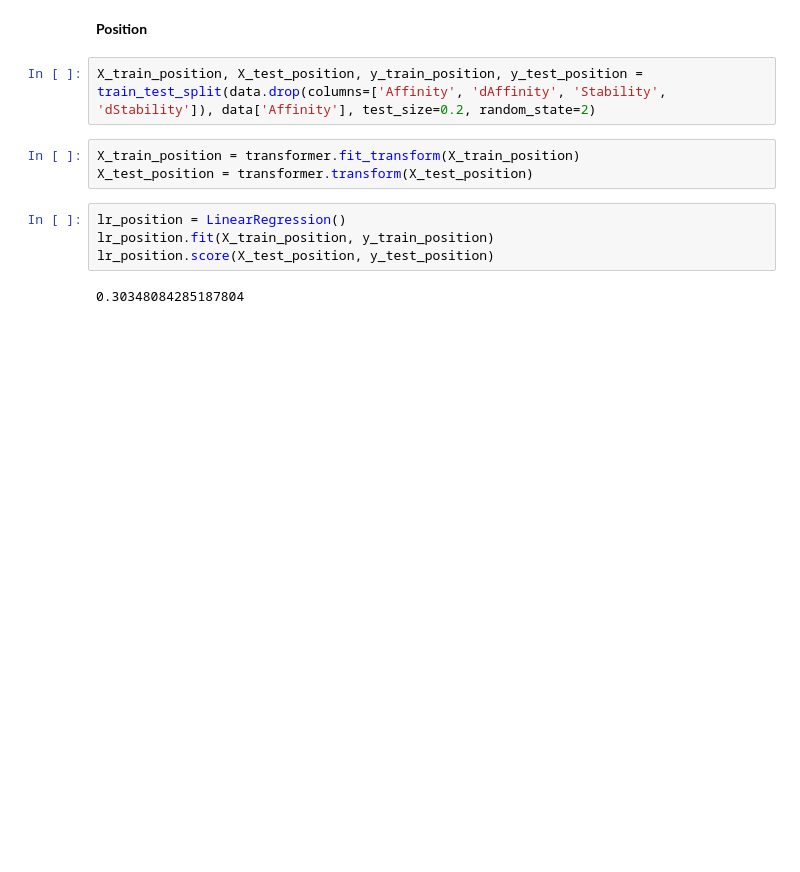
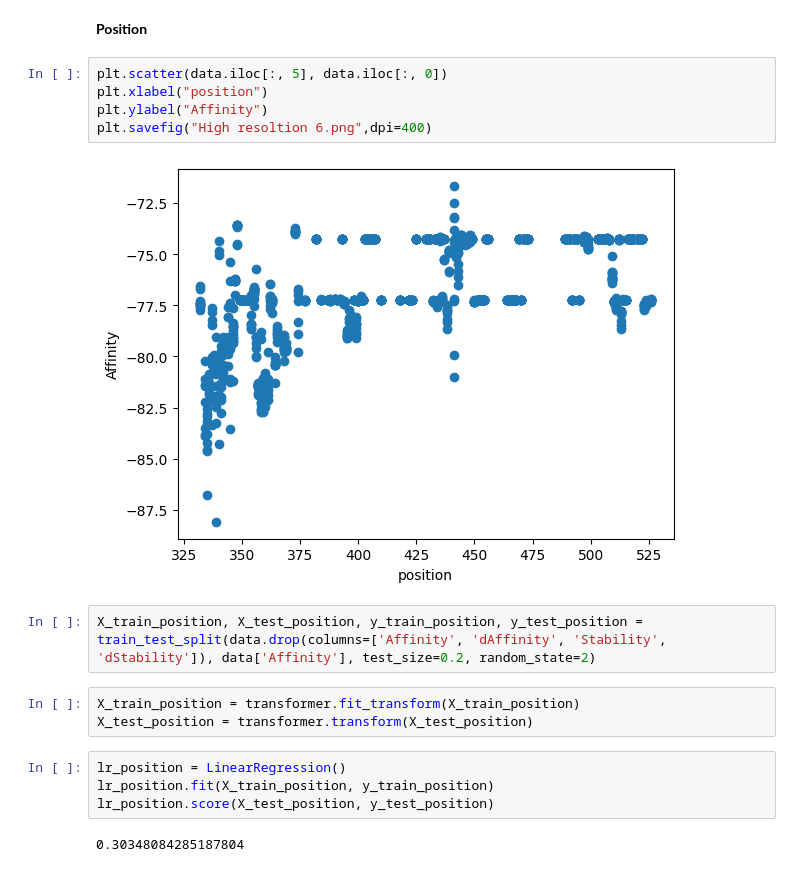
Before and after one commit to shivank9199/Prediction-of-resistance-mutation-in-SARS-CoV-2-against-Sotrovimab-using-machine-learning, a Jupyter notebook: UG_Project.ipynb, the cells around one changed output. Cells and saved outputs as stored; diff of their text form; blank space fills up the shorter version.

```diff
--- a/UG_Project.ipynb
+++ b/UG_Project.ipynb
@@ -426,5 +459,12 @@ The parameters of the line: [1.02251871 1.69568444]
 # %% [markdown]
 **Position**
+# %%
+plt.scatter(data.iloc[:, 5], data.iloc[:, 0])
+plt.xlabel("position")
+plt.ylabel("Affinity")
+plt.savefig("High resoltion 6.png",dpi=400)
+# %% [output]
+[figure, added]
 # %%
 X_train_position, X_test_position, y_train_position, y_test_position = train_test_split(data.drop(columns=['Affinity', 'dAffinity', 'Stability', 'dStability']), data['Affinity'], test_size=0.2, random_state=2)
 # %%
```
Also changed, not shown: parts of 22 cells of this notebook.
